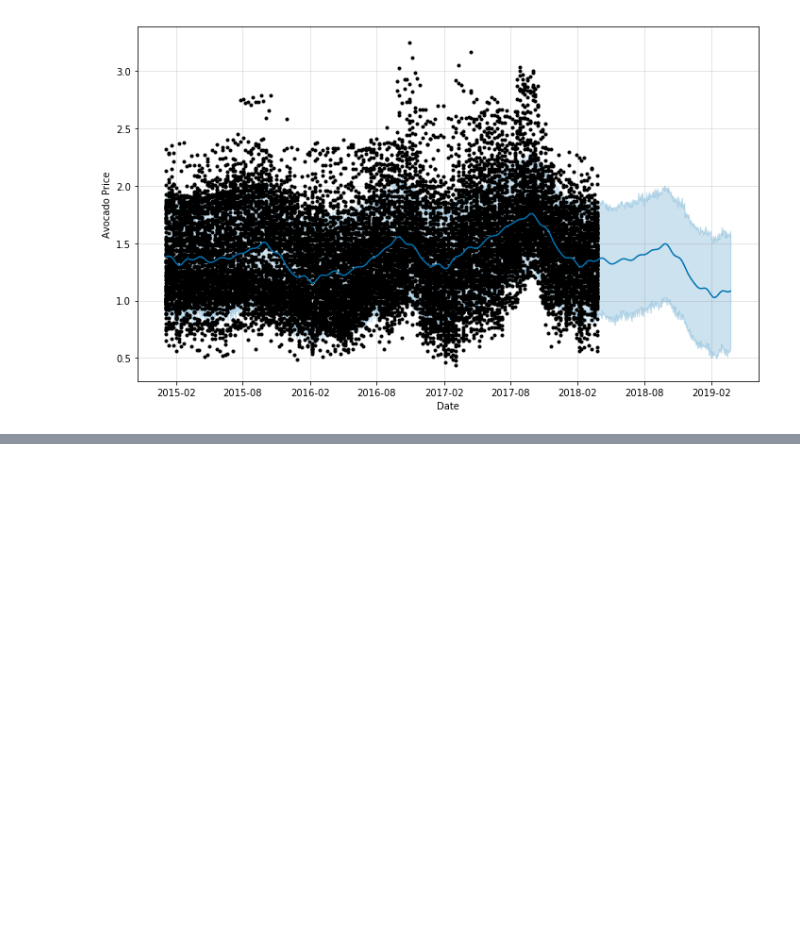
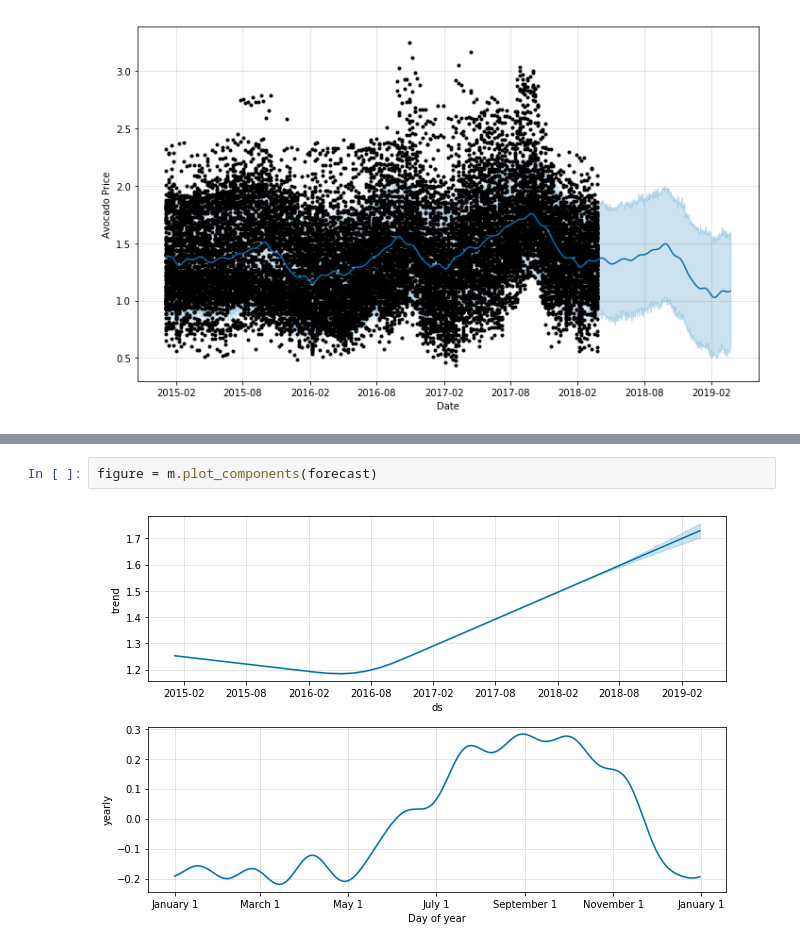
Before and after one commit to sagecodes/avocado-forecasting-fbprophet, a Jupyter notebook: Avocado-Forecast.ipynb, the cells around one changed output, grey strips where cells are left out. Drawn from its saved outputs; the diff is of its cells as text; blank space fills up the shorter version.

```diff
--- a/Avocado-Forecast.ipynb
+++ b/Avocado-Forecast.ipynb
@@ -175,0 +292,4 @@ figure = m.plot(forecast, xlabel = 'Date', ylabel = 'Avocado Price')
+# %%
+figure = m.plot_components(forecast)
+# %% [output]
+[figure, added]
```
Also changed, not shown: parts of 17 cells of this notebook.
